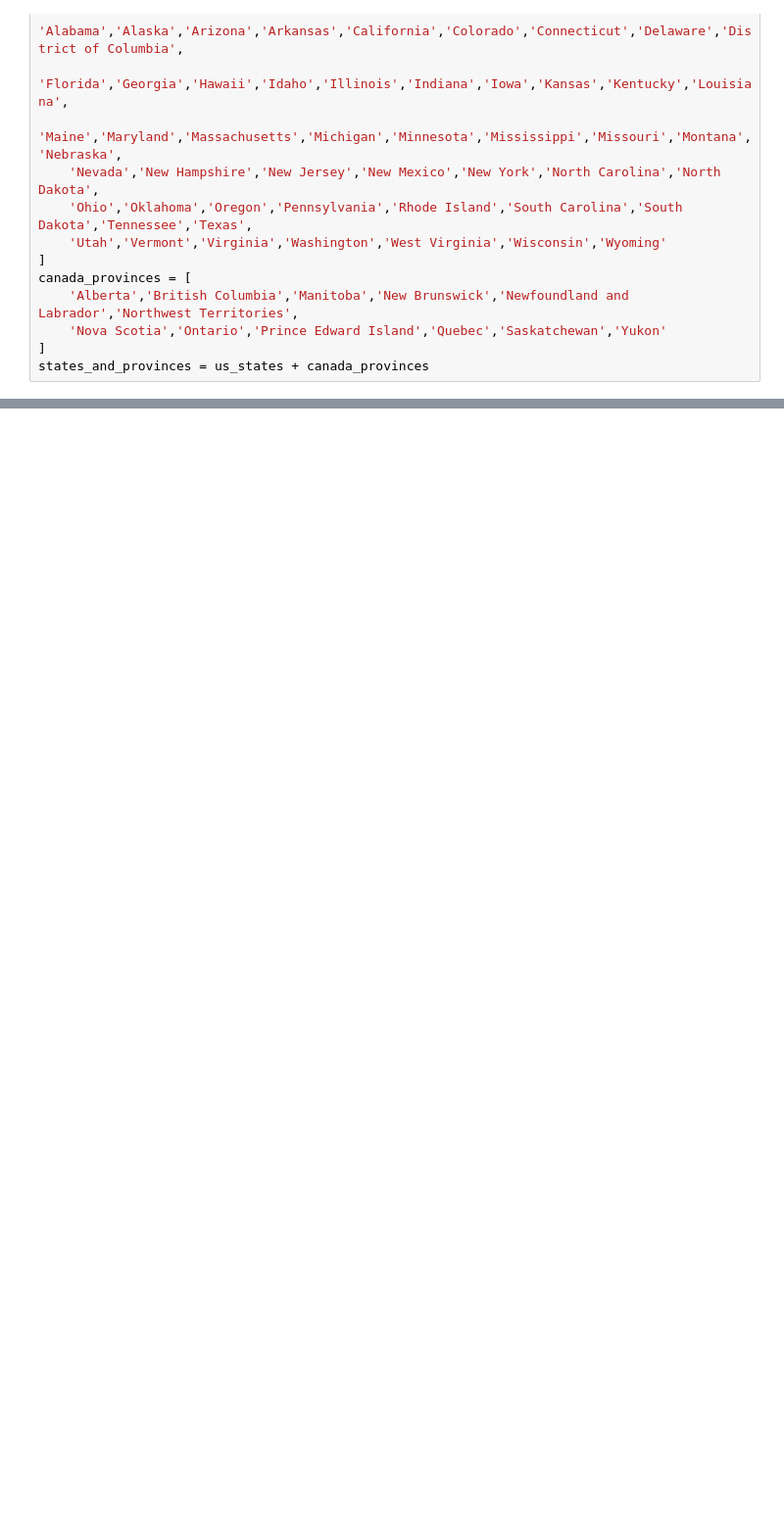
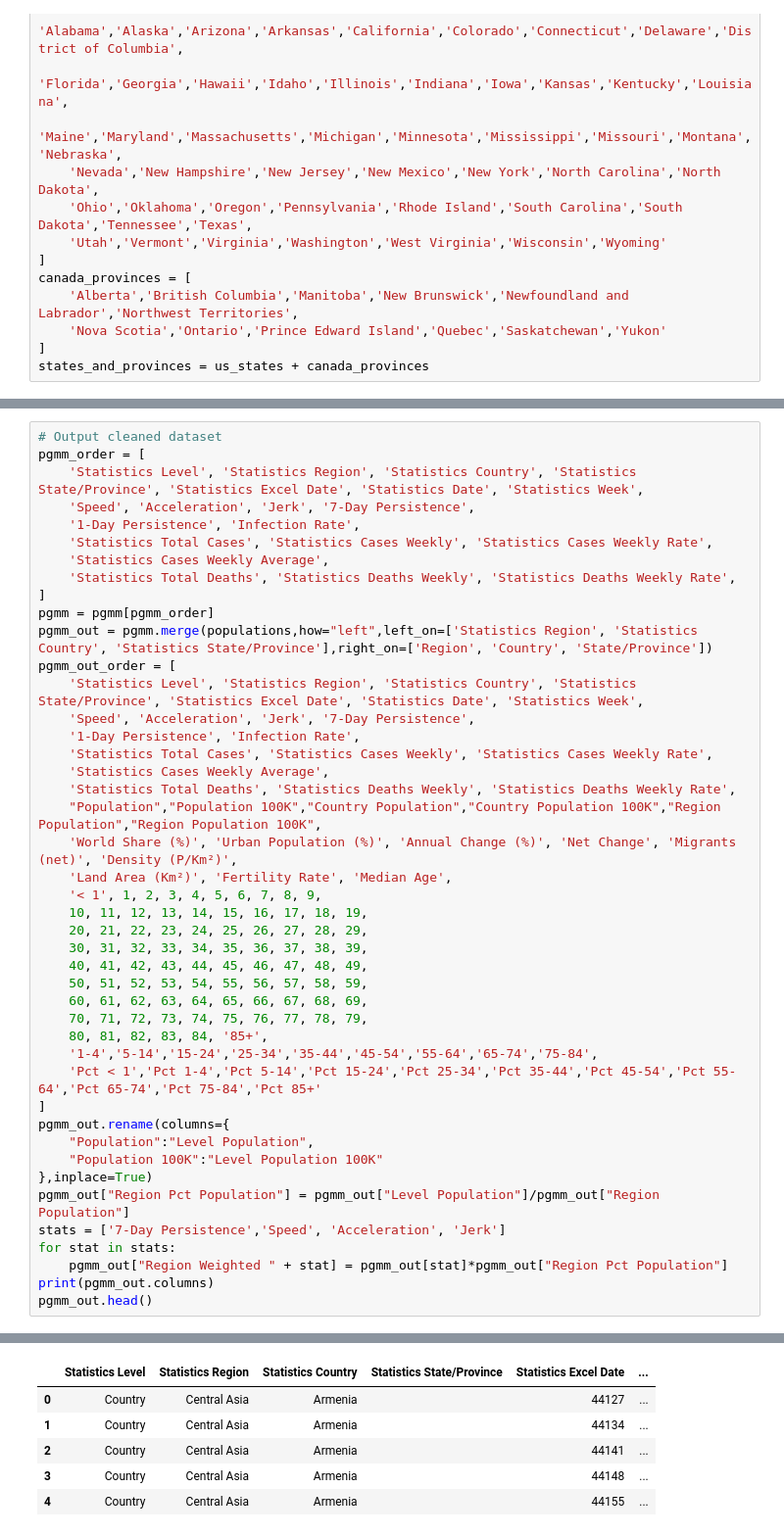
Before and after one commit to janinewhite/Global-COVID-Surveillance, a Jupyter notebook: Cleaned PGMM.ipynb, the cells around one changed output, grey strips where cells are left out. Shown: that part at 98% size. Cells and saved outputs as stored; diff of their text form; blank space fills up the shorter version.

```diff
--- a/Cleaned PGMM.ipynb
+++ b/Cleaned PGMM.ipynb
@@ -311,0 +289,45 @@ D:/Repositories/Global-COVID-Surveillance/data/cleaned/pgmm.xlsx
+# %%
+# Output cleaned dataset
+pgmm_order = [
+    'Statistics Level', 'Statistics Region', 'Statistics Country', 'Statistics State/Province', 'Statistics Excel Date', 'Statistics Date', 'Statistics Week',
+    'Speed', 'Acceleration', 'Jerk', '7-Day Persistence',
+    '1-Day Persistence', 'Infection Rate',
+    'Statistics Total Cases', 'Statistics Cases Weekly', 'Statistics Cases Weekly Rate',
+    'Statistics Cases Weekly Average',
+    'Statistics Total Deaths', 'Statistics Deaths Weekly', 'Statistics Deaths Weekly Rate',
+]
+pgmm = pgmm[pgmm_order]
+pgmm_out = pgmm.merge(populations,how="left",left_on=['Statistics Region', 'Statistics Country', 'Statistics State/Province'],right_on=['Region', 'Country', 'State/Province'])
+pgmm_out_order = [
+    'Statistics Level', 'Statistics Region', 'Statistics Country', 'Statistics State/Province', 'Statistics Excel Date', 'Statistics Date', 'Statistics Week',
+    'Speed', 'Acceleration', 'Jerk', '7-Day Persistence',
+    '1-Day Persistence', 'Infection Rate',
+    'Statistics Total Cases', 'Statistics Cases Weekly', 'Statistics Cases Weekly Rate',
+    'Statistics Cases Weekly Average',
+    'Statistics Total Deaths', 'Statistics Deaths Weekly', 'Statistics Deaths Weekly Rate',
+    "Population","Population 100K","Country Population","Country Population 100K","Region Population","Region Population 100K",
+    'World Share (%)', 'Urban Population (%)', 'Annual Change (%)', 'Net Change', 'Migrants (net)', 'Density (P/Km²)',
+    'Land Area (Km²)', 'Fertility Rate', 'Median Age',
+    '< 1', 1, 2, 3, 4, 5, 6, 7, 8, 9,
+    10, 11, 12, 13, 14, 15, 16, 17, 18, 19,
+    20, 21, 22, 23, 24, 25, 26, 27, 28, 29,
+    30, 31, 32, 33, 34, 35, 36, 37, 38, 39,
+    40, 41, 42, 43, 44, 45, 46, 47, 48, 49,
+    50, 51, 52, 53, 54, 55, 56, 57, 58, 59,
+    60, 61, 62, 63, 64, 65, 66, 67, 68, 69,
+    70, 71, 72, 73, 74, 75, 76, 77, 78, 79,
+    80, 81, 82, 83, 84, '85+',
+    '1-4','5-14','15-24','25-34','35-44','45-54','55-64','65-74','75-84',
+    'Pct < 1','Pct 1-4','Pct 5-14','Pct 15-24','Pct 25-34','Pct 35-44','Pct 45-54','Pct 55-64','Pct 65-74','Pct 75-84','Pct 85+'
+]
+pgmm_out.rename(columns={
+    "Population":"Level Population",
+    "Population 100K":"Level Population 100K"
+},inplace=True)
+pgmm_out["Region Pct Population"] = pgmm_out["Level Population"]/pgmm_out["Region Population"]
+stats = ['7-Day Persistence','Speed', 'Acceleration', 'Jerk']
+for stat in stats:
+    pgmm_out["Region Weighted " + stat] = pgmm_out[stat]*pgmm_out["Region Pct Population"]
+print(pgmm_out.columns)
+pgmm_out.head()
+# %% [output]
@@ -311,0 +351,6 @@ D:/Repositories/Global-COVID-Surveillance/data/cleaned/pgmm.xlsx
+|  | Statistics Level | Statistics Region | Statistics Country | Statistics State/Province | Statistics Excel Date | ... |
+| 0 | Country | Central Asia | Armenia |  | 44127 | ... |
+| 1 | Country | Central Asia | Armenia |  | 44134 | ... |
+| 2 | Country | Central Asia | Armenia |  | 44141 | ... |
+| 3 | Country | Central Asia | Armenia |  | 44148 | ... |
+| 4 | Country | Central Asia | Armenia |  | 44155 | ... |
```
Also changed, not shown: parts of 7 cells of this notebook, 4 other files.
